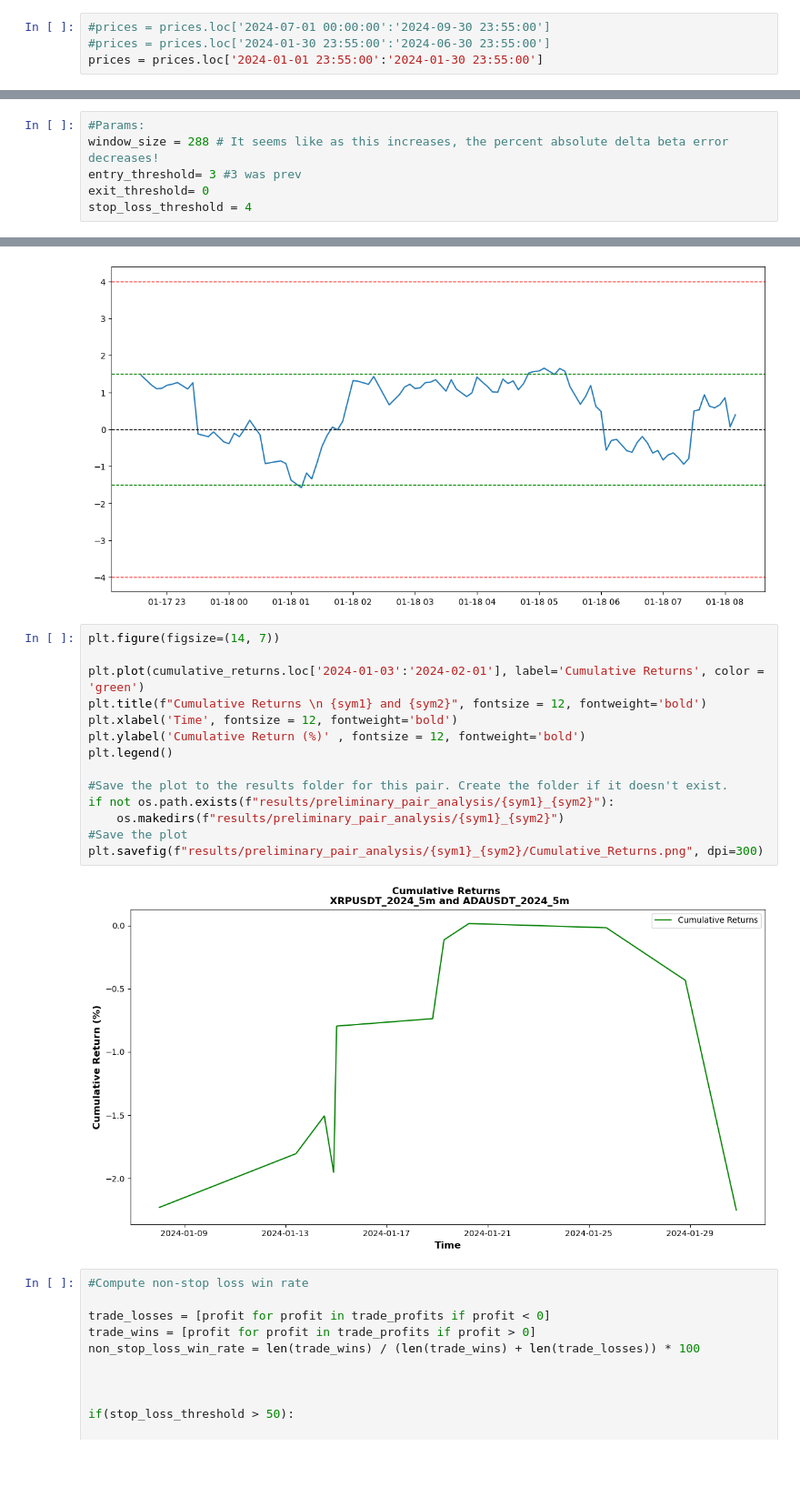
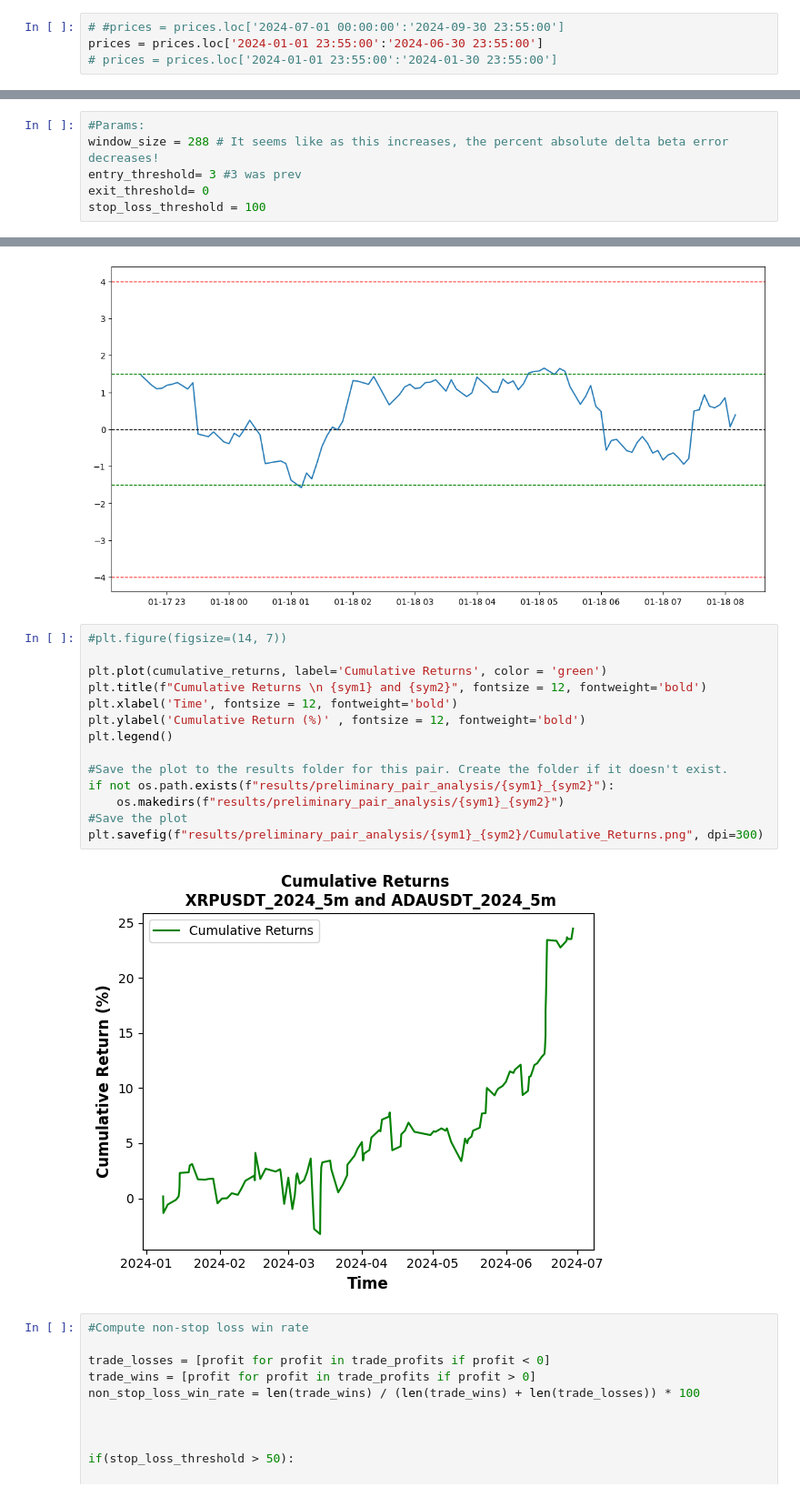
Before and after one commit to alexandrosdp/PairsTrading, a Jupyter notebook: preliminary_pairs_analysis.ipynb, the cells around one changed output, grey strips where cells are left out. Shown at 91% size. Drawn from its saved outputs; the diff is of its cells as text; blank space fills up the shorter version.

Commit message:
Adjusting plotting

```diff
--- a/preliminary_pairs_analysis.ipynb
+++ b/preliminary_pairs_analysis.ipynb
@@ -66,4 +95,4 @@ prices = pd.read_csv('tardis_data/final_in_sample_dataset/final_in_sample_datase
 # %%
-#prices = prices.loc['2024-07-01 00:00:00':'2024-09-30 23:55:00']
-#prices = prices.loc['2024-01-30 23:55:00':'2024-06-30 23:55:00']
-prices = prices.loc['2024-01-01 23:55:00':'2024-01-30 23:55:00']
+# #prices = prices.loc['2024-07-01 00:00:00':'2024-09-30 23:55:00']
+prices = prices.loc['2024-01-01 23:55:00':'2024-06-30 23:55:00']
+# prices = prices.loc['2024-01-01 23:55:00':'2024-01-30 23:55:00']
@@ -156,7 +188,7 @@ prices
 window_size = 288 # It seems like as this increases, the percent absolute delta beta error decreases!
 entry_threshold= 3 #3 was prev
 exit_threshold= 0
-stop_loss_threshold = 4
+stop_loss_threshold = 100
 # %% [markdown]
 ## Investigation
 ---
@@ -482,21 +524,21 @@ plt.axhline(-4, color='red', linestyle='--', linewidth=1)
 <matplotlib.lines.Line2D at 0x...>
 [figure]
 # %%
-plt.figure(figsize=(14, 7))
+#plt.figure(figsize=(14, 7))
 
-plt.plot(cumulative_returns.loc['2024-01-03':'2024-02-01'], label='Cumulative Returns', color = 'green')
+plt.plot(cumulative_returns, label='Cumulative Returns', color = 'green')
 plt.title(f"Cumulative Returns \n {sym1} and {sym2}", fontsize = 12, fontweight='bold')
 plt.xlabel('Time', fontsize = 12, fontweight='bold')
 plt.ylabel('Cumulative Return (%)' , fontsize = 12, fontweight='bold')
 plt.legend()
 
 #Save the plot to the results folder for this pair. Create the folder if it doesn't exist.
 if not os.path.exists(f"results/preliminary_pair_analysis/{sym1}_{sym2}"):
     os.makedirs(f"results/preliminary_pair_analysis/{sym1}_{sym2}")
 #Save the plot
 plt.savefig(f"results/preliminary_pair_analysis/{sym1}_{sym2}/Cumulative_Returns.png", dpi=300)
 # %% [output]
-[figure, old version]
+[figure, new version]
 # %%
 #Compute non-stop loss win rate
 
```
Also changed, not shown: parts of 39 cells of this notebook, 27 other files.
